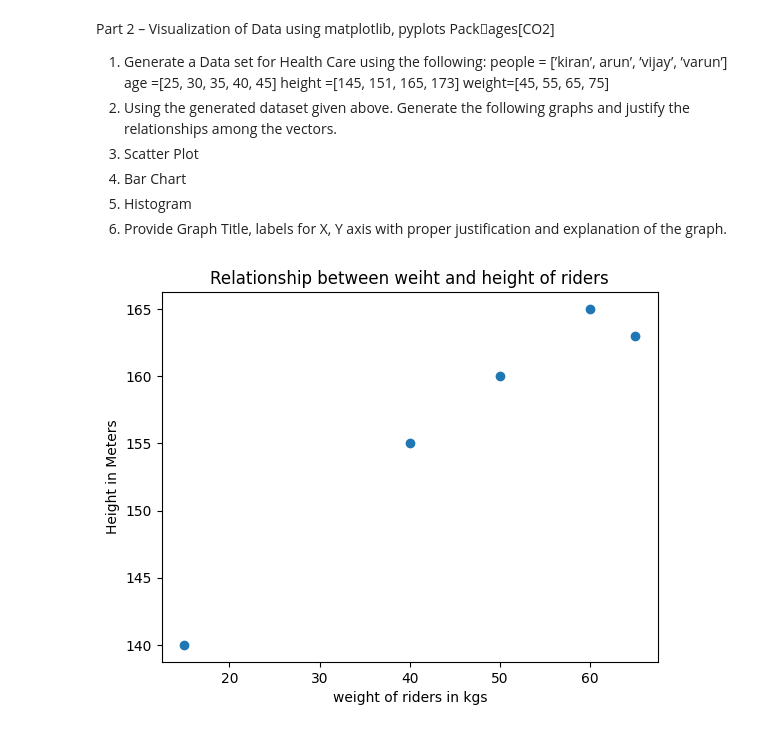
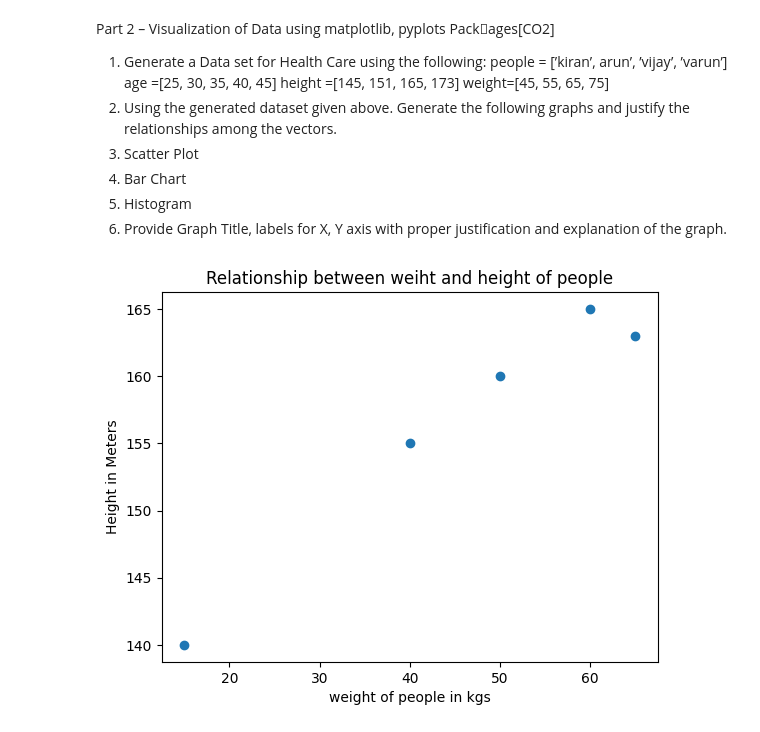
Before and after one commit to Anjani2707/AIML_2303A52419, a Jupyter notebook: LAB01_AIML.ipynb, the cells around one changed output. Saved outputs shown, nothing was run; the diff lists cells and outputs as text; code cells hidden in the pictures.

```diff
--- a/LAB01_AIML.ipynb
+++ b/LAB01_AIML.ipynb
@@ -54,16 +54,16 @@ relationships among the vectors.
 the graph.
 # %%
 import matplotlib.pyplot as plt
-rider = ["sIRI","avanthi","nani","aruna","vijay"]
+people = ["sIRI","avanthi","nani","aruna","vijay"]
 age = [45,36,19,38,4]
 weight = [50,60,40,65,15]
 height = [160,165,155,163,140]
 plt.scatter(weight,height)
-plt.title("Relationship between weiht and height of riders")
+plt.title("Relationship between weiht and height of people")
 plt.ylabel("Height in Meters")
-plt.xlabel("weight of riders in kgs")
+plt.xlabel("weight of people in kgs")
 plt.show()
 # %% [output]
-[figure, old version]
+[figure, new version]
 # %%
 plt.figure(figsize=(14,5))
```
Also changed, not shown: parts of 3 cells of this notebook.
